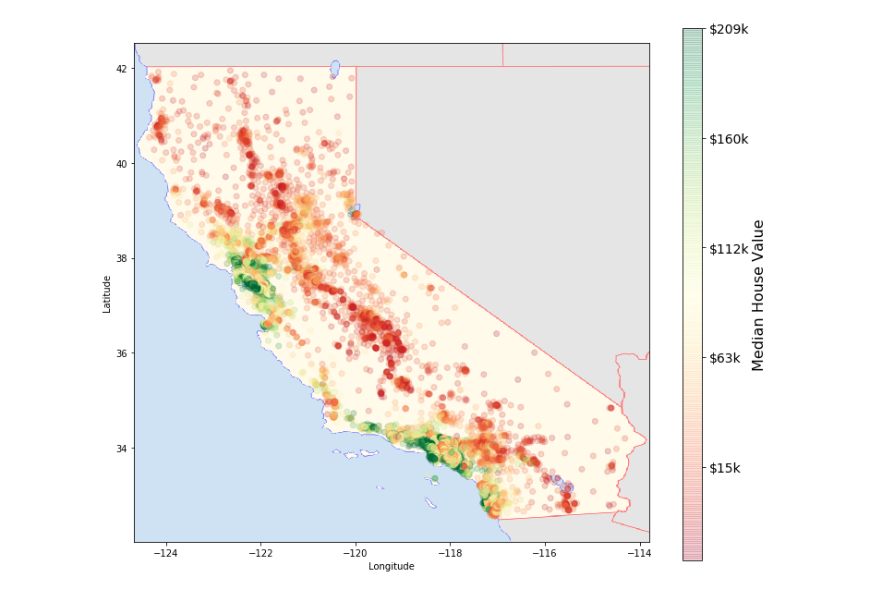
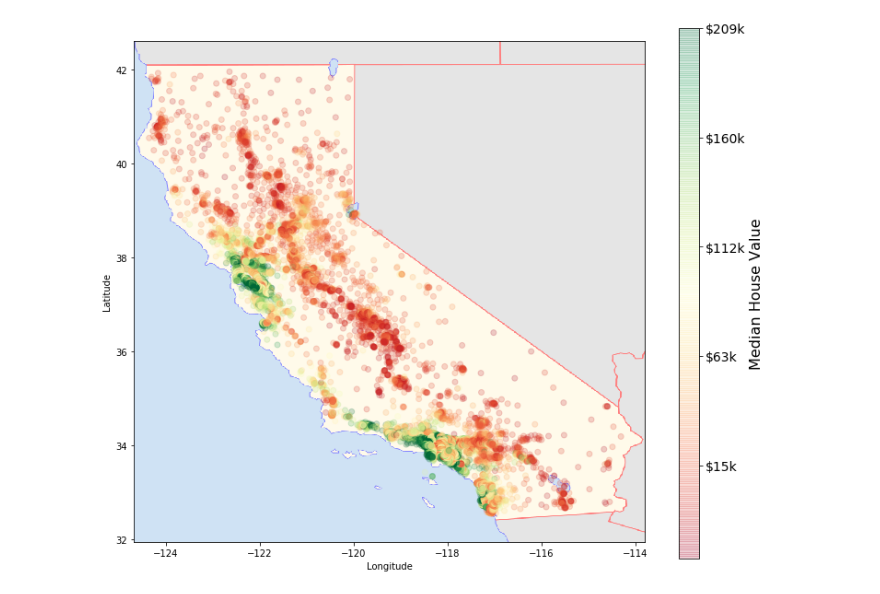
Before and after one commit to phamkdaniel/Cali-Housing-Project, a Jupyter notebook: analysis.ipynb, the cells around one changed output. Cells and saved outputs as stored; diff of their text form; code cells hidden in the pictures.

```diff
--- a/analysis.ipynb
+++ b/analysis.ipynb
@@ -6,5 +47,8 @@ import matplotlib.pyplot as plt
 # %%
 # import csv
 cali_housing_df = pd.read_csv("Resources/complete_housing_data.csv")
+cali_housing_df = cali_housing_df.drop(columns="Unnamed: 0")
+cali_housing_df = cali_housing_df.drop(columns=["ocean_proximity", "county_name"])
+
 cali_housing_df
 # %% [output]
@@ -31,41 +170,37 @@ ax.set_aspect('equal')
 # get coordinate
 lat = cali_housing_df["latitude"]
 long = cali_housing_df["longitude"]
-
-# set axes limits
-# ax.set_xlim([min(long), max(long)])
-# ax.set_ylim([min(lat), max(lat)])
 
 # get coloration for house value
 coloring = cali_housing_df.median_house_value
 
 # create scatterplot
 house_val = ax.scatter(long, lat, c=coloring, cmap='RdYlGn', alpha=0.2)
 
 # create x,y labels
 ax.set_xlabel("Longitude")
 ax.set_ylabel("Latitude")
 
 # set axes for colorbar
 caxes = fig.add_axes([0.95, 0.1, 0.03, 0.8])
 cbar = fig.colorbar(house_val, cax=caxes, orientation='vertical')
 cbar.set_label("Median House Value", fontsize=16)
 
 # set colorbar ticks
 prices = cali_housing_df.median_house_value
 tick_values = np.linspace(prices.min(), prices.max(), 11)
 cbar.ax.set_yticklabels(["$%dk"%(round(v/1000)) for v in tick_values], fontsize=14)
 
 # overlay outline of California
 xlim = ax.get_xlim()
 ylim = ax.get_ylim()
 im = plt.imread("Images/cali_outline.png")
-implot = ax.imshow(im, extent=[-124.68, -113.80, 32.01, 42.53], alpha=0.5)
+implot = ax.imshow(im, extent=[-124.68, -113.80, 31.95, 42.60], alpha=0.5)
 
 # save image
 # plt.savefig("Images/cali_housing.png")
 
 # show plot
 plt.show()
 # %% [output]
-[figure, old version]
+[figure, new version]
```
Also changed, not shown: parts of 17 cells of this notebook, 2 other files.
